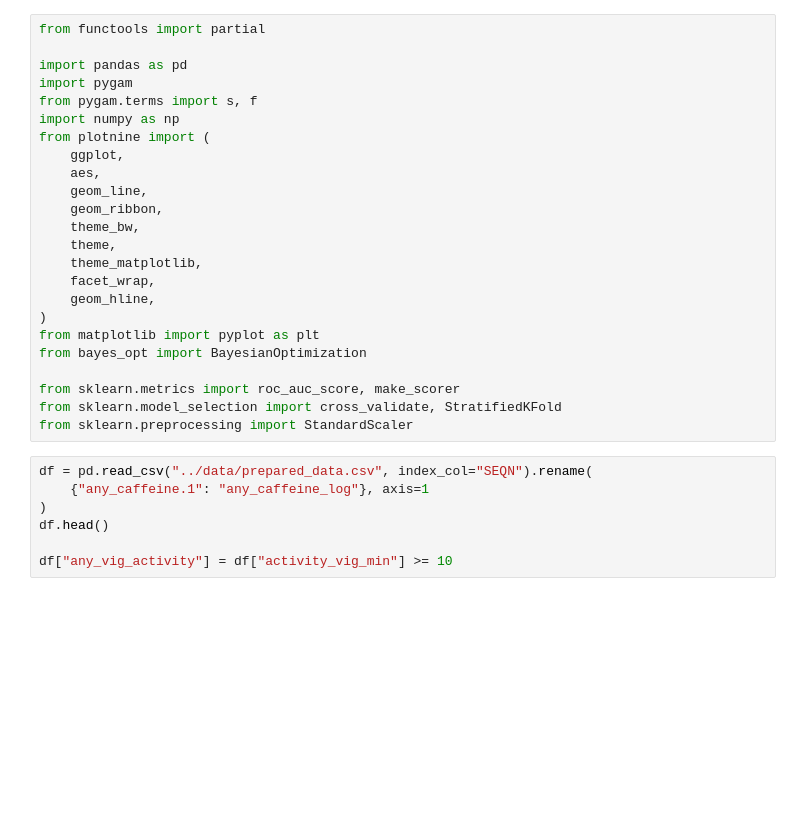
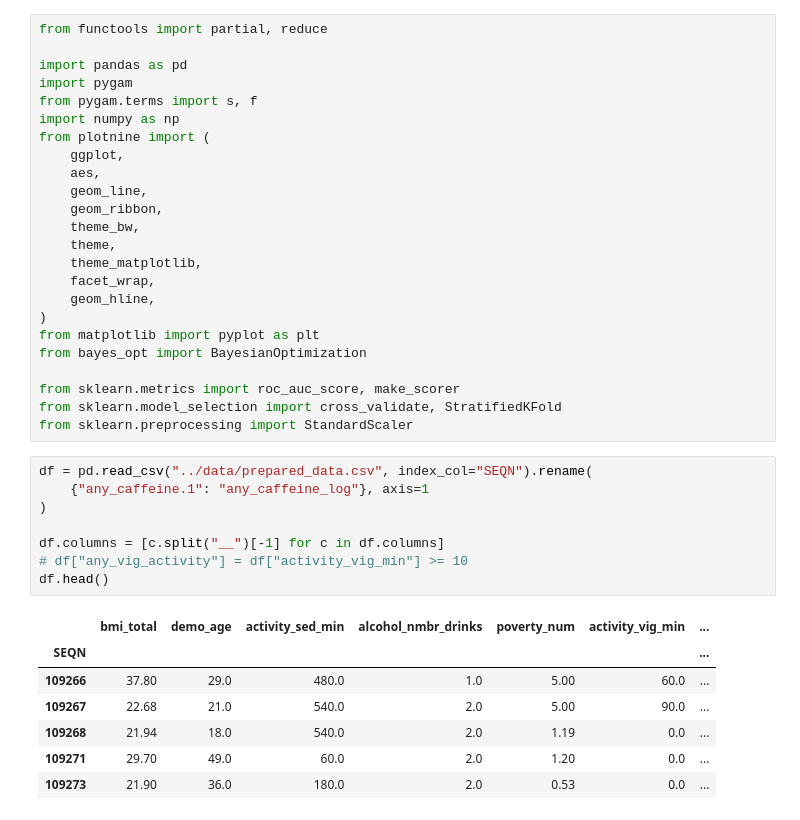
Before and after one commit to mcanearm/YGTBKM, a Jupyter notebook: paper/models/pygam.ipynb, the cells around one changed output. Cells and saved outputs as stored; diff of their text form; blank space fills up the shorter version.

```diff
--- a/paper/models/pygam.ipynb
+++ b/paper/models/pygam.ipynb
@@ -1,5 +1,5 @@
 # %%
-from functools import partial
+from functools import partial, reduce
 
 import pandas as pd
 import pygam
@@ -25,7 +25,16 @@ from sklearn.preprocessing import StandardScaler
 # %%
 df = pd.read_csv("../data/prepared_data.csv", index_col="SEQN").rename(
     {"any_caffeine.1": "any_caffeine_log"}, axis=1
 )
+
+df.columns = [c.split("__")[-1] for c in df.columns]
+# df["any_vig_activity"] = df["activity_vig_min"] >= 10
 df.head()
-
-df["any_vig_activity"] = df["activity_vig_min"] >= 10
+# %% [output]
+|  | bmi_total | demo_age | activity_sed_min | alcohol_nmbr_drinks | poverty_num | activity_vig_min | ... |
+| SEQN |  |  |  |  |  |  | ... |
+| 109266 | 37.80 | 29.0 | 480.0 | 1.0 | 5.00 | 60.0 | ... |
+| 109267 | 22.68 | 21.0 | 540.0 | 2.0 | 5.00 | 90.0 | ... |
+| 109268 | 21.94 | 18.0 | 540.0 | 2.0 | 1.19 | 0.0 | ... |
+| 109271 | 29.70 | 49.0 | 60.0 | 2.0 | 1.20 | 0.0 | ... |
+| 109273 | 21.90 | 36.0 | 180.0 | 2.0 | 0.53 | 0.0 | ... |
```
Also changed, not shown: parts of 7 cells of this notebook.
